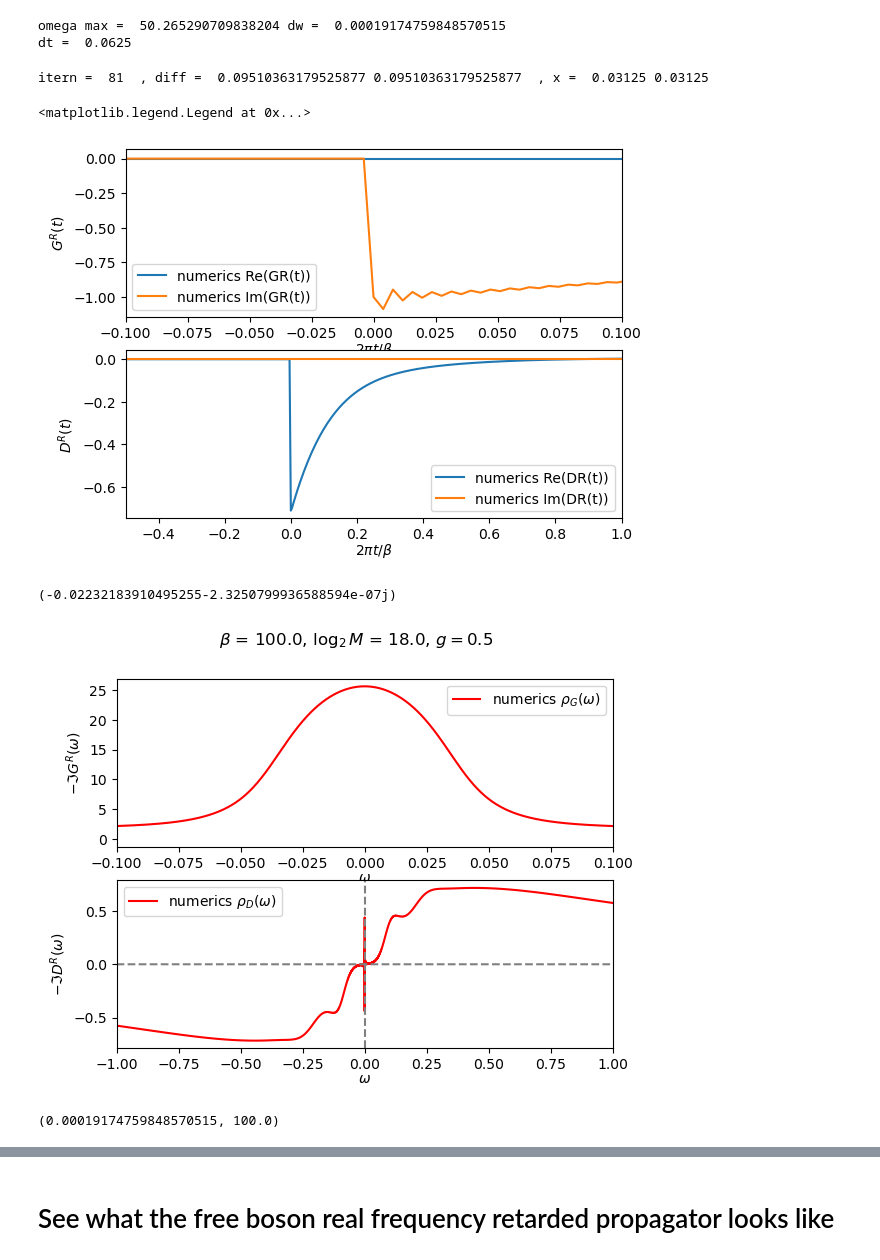
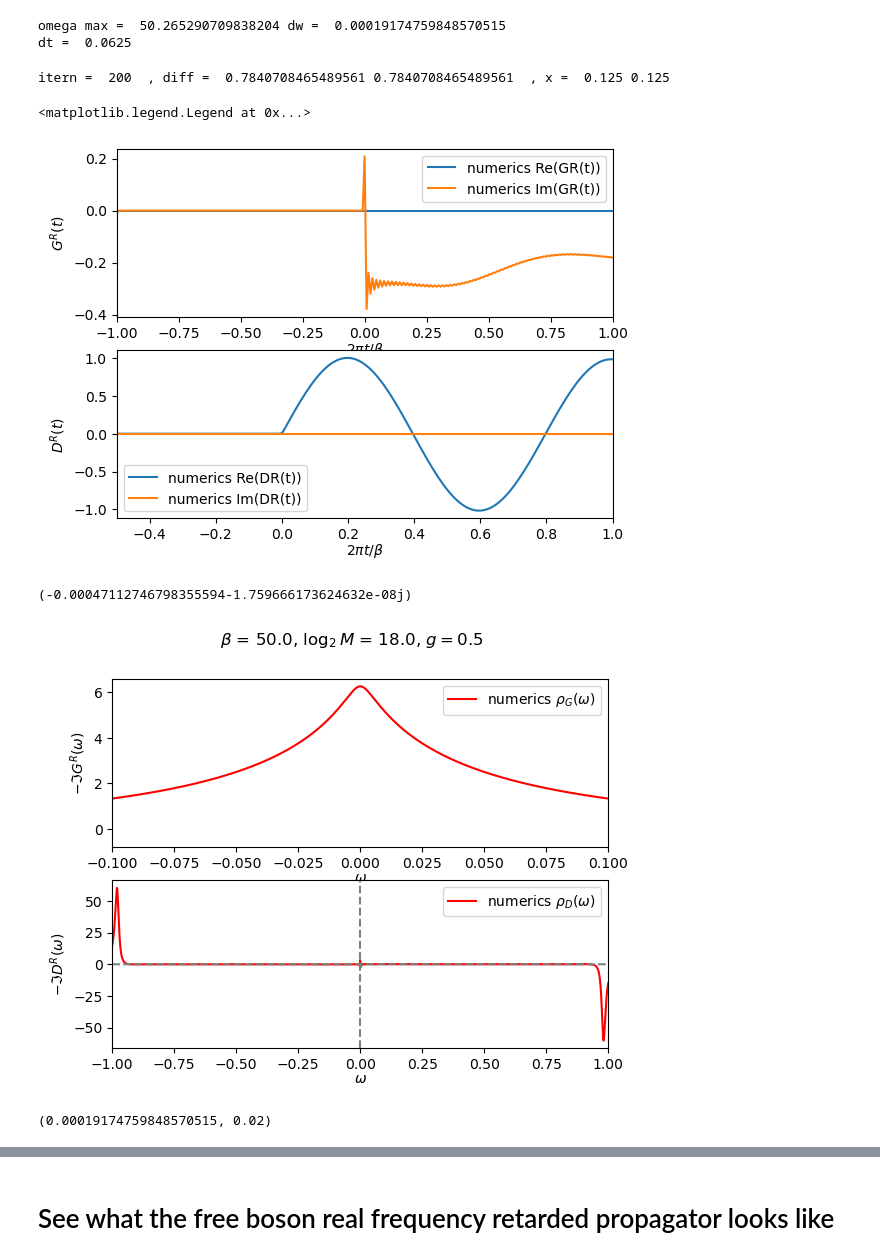
Before and after one commit to aravindhshankar/TwoSidedYSYK, a Jupyter notebook: RealTimesingleYSYK.ipynb, the cells around one changed output, grey strips where cells are left out. Cells and saved outputs as stored; diff of their text form; code cells hidden in the pictures.

Commit message:
added a stupid conformal ansatz
doesn't work for real time

```diff
--- a/RealTimesingleYSYK.ipynb
+++ b/RealTimesingleYSYK.ipynb
@@ -38,17 +38,17 @@ mu = 0.
 #r = 0.
 r = 1.
 
-beta = 100.
+beta = 50.
 
 M = int(2**18) #number of points in the grid
-T = 2**14 #upper cut-off fot the time
+T = 2**14 #upper cut-off for the time
 dt = (2*T)/((2*M))
 t = dt * (np.arange(2*M) - M)
 
 dw = np.pi/(M*dt)
-eta = 1.1011011101111011111 * dw * 0.1
+#eta = 1.1011011101111011111 * dw * 0.1
 #eta = dw*11.
-#eta = dw*1.000001
+eta = dw*1.000001
 
 omega = dw * (np.arange(2*M) - M)
 np.testing.assert_almost_equal(dt*dw*M,np.pi,5, "Error in fundamentals")
@@ -56,7 +56,7 @@ err = 1e-1
 print("omega max = ", omega[-1], "dw = ", dw )
 print("dt = ", dt)
 
-#delta = 0.420374134464041
+delta = 0.420374134464041
 np.testing.assert_almost_equal(np.max(np.abs(omega)),np.pi*M/T,5,"Error in creating omega grid")
 # %% [output]
 omega max =  50.265290709838204 dw =  0.00019174759848570515
@@ -65,11 +65,12 @@ dt =  0.0625
 #GRomega = (-1j)*np.ones(2*M)
 #GRomega = time2freq((-1j)*np.ones(2*M)*np.heaviside(t,1.0),M,dt)
 #GRomega = time2freq(GRconf(t+1j*delta,J = Jot,beta = beta),M,dt)
-GRomega = 1/(omega + 1j*eta + mu)
-DRomega = 1/(-1.0*(omega + 1j*eta)**2 + r)
+#GRomega = 1/(omega + 1j*eta + mu)
+#DRomega = 1/(-1.0*(omega + 1j*eta)**2 + r)
 #DRomega = -1.0*np.ones(2*M)
 #DRomega = time2freq(-1.0*np.ones(2*M)*np.heaviside(t,1.0),M,dt)
-
+DRomega = DconfImag(-1j*(omega+1j*eta),g,beta)
+GRomega = GconfImag(-1j*(omega+1j*eta),g,beta)
 
 itern = 0
 
@@ -80,7 +81,7 @@ diffG,diffD = (0.5,0.5)
 xG,xD = (0.5,0.5)
 #xG, xD = (0.4,0.4)
 
-while (diff>err and itern<1000):
+while (diff>err and itern<200):
     itern += 1
     diffoldG,diffoldD = (diffG,diffD)
     GRoldomega,DRoldomega = (1.0*GRomega, 1.0*DRomega)
@@ -90,14 +91,13 @@ while (diff>err and itern<1000):
 
     SigmaOmega,PiOmega = rhotosigma(rhoG,rhoD,M,dt,t,g,kappa=1,delta=eta)
     PiOmega[M] = 1.0*r - omegar2
-    #PiOmega[M] = -1.0 * omegar2
 
-    # if itern < 50 :
+    # if itern < 30 :
     #     PiOmega[M] = 1.0*r - omegar2
 
     GRomega = 1.0*xG/(omega + 1j*eta + mu - SigmaOmega) + (1-xG)*GRoldomega
-    #DRomega = 1.0*xD/(-1.0*(omega+1j*eta)**2 + r - PiOmega) + (1-xD)*DRoldomega
-    DRomega = 1.0*xD/(-1.0*(omega+1j*eta)**2  - PiOmega) + (1-xD)*DRoldomega
+    DRomega = 1.0*xD/(-1.0*(omega+1j*eta)**2 + r - PiOmega) + (1-xD)*DRoldomega
+    #DRomega = 1.0*xD/(-1.0*(omega+1j*eta)**2  - PiOmega) + (1-xD)*DRoldomega
 
     GRt = (0.5/np.pi) * freq2time(GRomega,M,dt)
     DRt = (0.5/np.pi) * freq2time(DRomega,M,dt)
@@ -129,35 +129,35 @@ while (diff>err and itern<1000):
 
     print("itern = ",itern, " , diff = ", diffG, diffD, " , x = ", xG, xD, end = '\r')
 # %% [output]
-itern =  81  , diff =  0.09510363179525877 0.09510363179525877  , x =  0.03125 0.03125
+itern =  200  , diff =  0.7840708465489561 0.7840708465489561  , x =  0.125 0.125
 # %%
 GRt = (0.5/np.pi) * freq2time(GRomega,M,dt)
 DRt = (0.5/np.pi) * freq2time(DRomega,M,dt)
 # %%
 fig, ax = plt.subplots(2)
 
 ax[0].plot(2*np.pi*t/beta, np.real(GRt), label = r'numerics Re(GR(t))')
 ax[0].plot(2*np.pi*t/beta, np.imag(GRt), label = r'numerics Im(GR(t))')
 #ax[0].plot(tau/beta, np.real(Gconftau), 'b--', label = 'analytical Gtau' )
 #ax[0].set_ylim(-1,1)
-ax[0].set_xlim(-0.1,0.1)
+ax[0].set_xlim(-1,1)
 ax[0].set_xlabel(r'$2\pi t/\beta$',labelpad = 0)
 ax[0].set_ylabel(r'${G^R(t)}$')
 ax[0].legend()
 
 ax[1].plot(2*np.pi*t/beta, np.real(DRt),'-',label = 'numerics Re(DR(t))')
 ax[1].plot(2*np.pi*t/beta, np.imag(DRt), label = 'numerics Im(DR(t))')
 #ax[1].plot(tau/beta, np.real(Dconftau), 'b--', label = 'analytical Dtau' )
 #ax[1].plot(tau/beta, np.real(FreeDtau), 'g-.', label = 'Free D Dtau' )
 #ax[1].set_ylim(0,1)
 ax[1].set_xlabel(r'$2\pi t/\beta$',labelpad = 0)
 ax[1].set_ylabel(r'${D^R(t)}$')
 #ax[1].set_xlim(0,beta/(2*np.pi))
 ax[1].set_xlim(-0.5,1)
 ax[1].legend()
 # %% [output]
 <matplotlib.legend.Legend at 0x...>
-[figure, old version]
+[figure, new version]
 # %%
 fig, ax = plt.subplots(2)
 titlestring = r'$\beta$ = ' + str(beta) + r', $\log_2{M}$ = ' + str(np.log2(M)) + r', $g = $' + str(g)
@@ -185,12 +185,12 @@ ax[1].axvline([0], ls = '--', c = 'gray')
 
 print(DRomega[-1])
 # %% [output]
-(-0.02232183910495255-2.3250799936588594e-07j)
+(-0.00047112746798355594-1.759666173624632e-08j)
-[figure, old version]
+[figure, new version]
 # %%
-dw, beta
+dw, 1/beta
 # %% [output]
-(0.00019174759848570515, 100.0)
+(0.00019174759848570515, 0.02)
 # %%
 # Delta = 0.42
 # powD = 1. - 4*Delta
```
Also changed, not shown: parts of 3 cells of this notebook.
